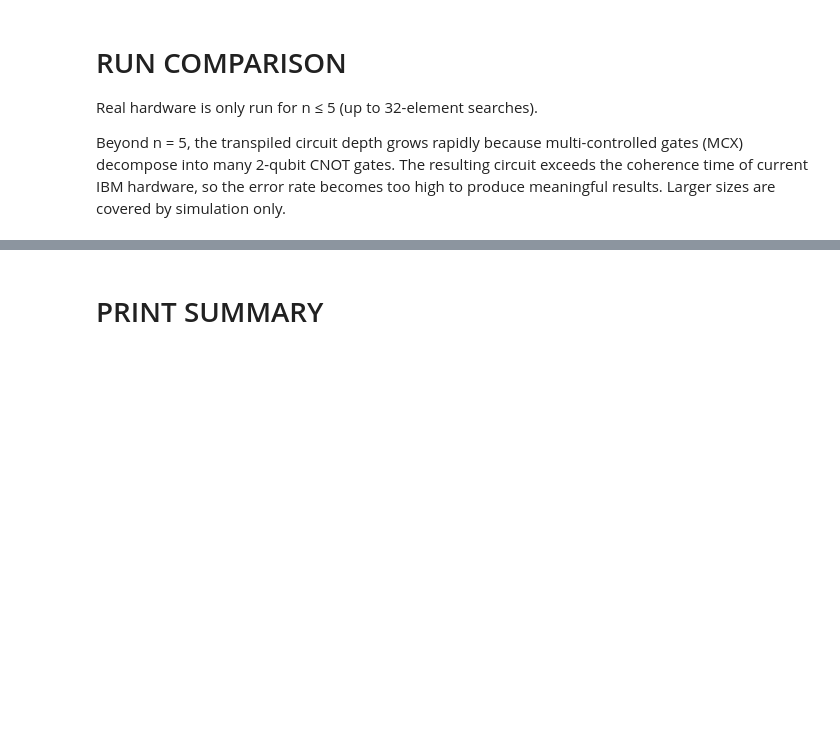
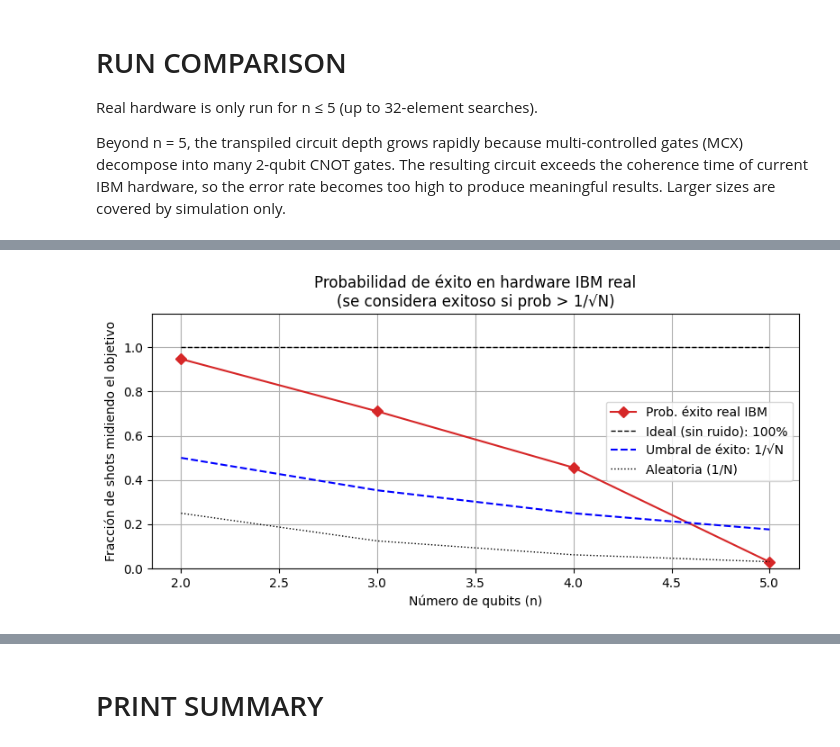
Before and after one commit to peri21/CC-QC-Comparison, a Jupyter notebook: cryptography/brute_force/real_grover_comparison.ipynb, the cells around one changed output, grey strips where cells are left out. Cells and saved outputs as stored; diff of their text form; code cells hidden in the pictures; blank space fills up the shorter version.

```diff
--- a/cryptography/brute_force/real_grover_comparison.ipynb
+++ b/cryptography/brute_force/real_grover_comparison.ipynb
@@ -316,0 +379,23 @@ plt.show()
+# %%
+real_idx        = [i for i in range(len(results['n_qubits'])) if results['grover_real_ran'][i]]
+real_n          = [results['n_qubits'][i]          for i in real_idx]
+real_prob       = [results['grover_real_prob'][i]   for i in real_idx]
+random_baseline = [1 / results['N'][i]              for i in real_idx]
+threshold       = [1 / np.sqrt(results['N'][i])     for i in real_idx]
+
+plt.figure(figsize=(8, 4))
+plt.plot(real_n, real_prob,             'D-',  color='tab:red',    label='Prob. éxito real IBM')
+plt.plot(real_n, [1.0] * len(real_n),  'k--', linewidth=1,        label='Ideal (sin ruido): 100%')
+plt.plot(real_n, threshold,             'b--', linewidth=1.5,      label='Umbral de éxito: 1/√N')
+plt.plot(real_n, random_baseline,       'k:',  linewidth=1,        label='Aleatoria (1/N)')
+
+plt.xlabel('Número de qubits (n)')
+plt.ylabel('Fracción de shots midiendo el objetivo')
+plt.title('Probabilidad de éxito en hardware IBM real\n(se considera exitoso si prob > 1/√N)')
+plt.ylim(0, 1.15)
+plt.legend()
+plt.grid(True)
+plt.tight_layout()
+plt.show()
+# %% [output]
+[figure, added]
```
Also changed, not shown: parts of 13 cells of this notebook.
